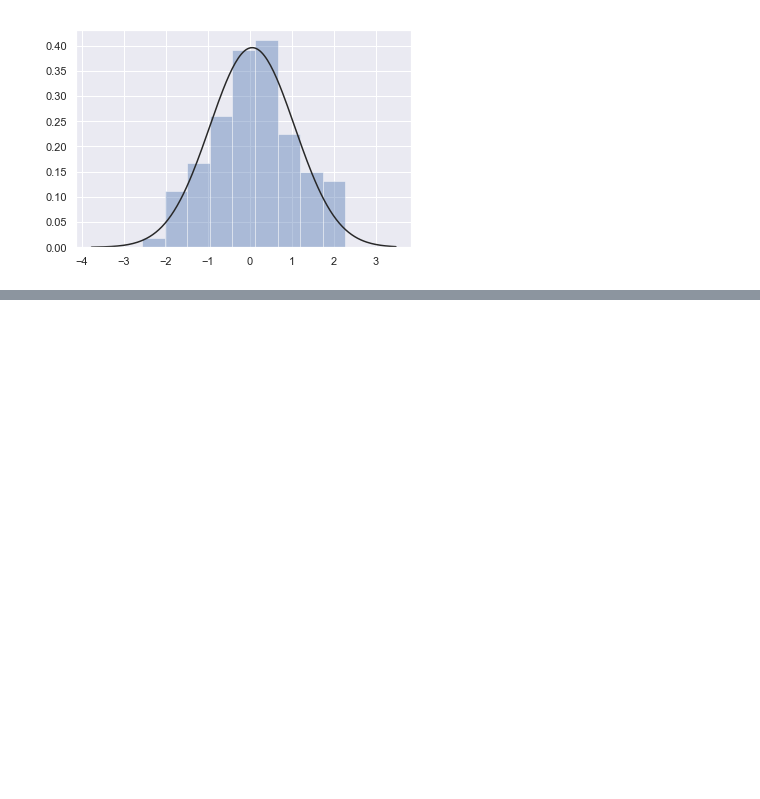
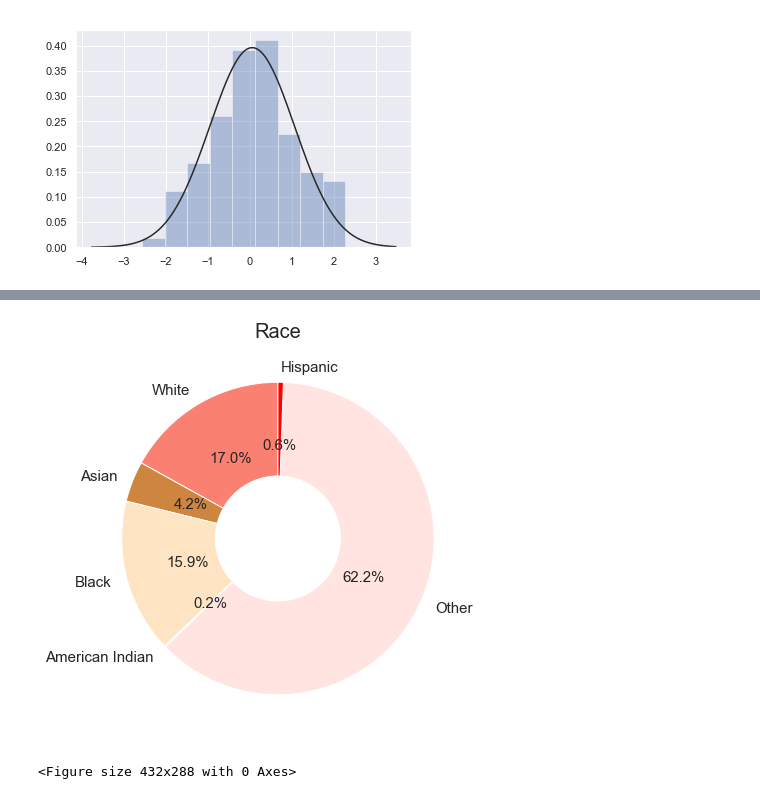
Before and after one commit to heathertrinh1017/Final-Project, a Jupyter notebook: ht.ipynb, the cells around one changed output, grey strips where cells are left out. Drawn from its saved outputs; the diff is of its cells as text; code cells hidden in the pictures; blank space fills up the shorter version.

```diff
--- a/ht.ipynb
+++ b/ht.ipynb
@@ -446,0 +488,32 @@ Length: 93, dtype: object
+# %%
+white = np.sum(thyroid_demographics['Race - Version 1'] == 1)
+black = np.sum(thyroid_demographics['Race - Version 1'] == 2)
+asian = np.sum(thyroid_demographics['Race - Version 1'] == 3)
+american_indian = np.sum(thyroid_demographics['Race - Version 1'] == 4)
+hispanic = np.sum(thyroid_demographics['Race - Version 1'] == 5)
+other = np.sum(thyroid_demographics['Race - Version 1'] == 6)
+
+#race
+#0 = missing, 1= white, 2= Black, 3= Asian, 4= American Indian, 5= hispanic, 6= other
+
+
+race = [white, asian, black, american_indian, other, hispanic]
+race_names=  ["White", "Asian", "Black", "American Indian", "Other", "Hispanic"]
+colors = ['salmon', 'peru', 'bisque', 'wheat', 'mistyrose', 'red']
+plt.figure(figsize=(7,15))
+plt.pie(race, labels=race_names, textprops={'fontsize':15}, colors=colors,
+        startangle=90, autopct='%.1f%%')
+plt.title("Race", fontsize=20)
+
+
+
+# add a circle at the center
+my_circle=plt.Circle( (0,0), 0.4, color='white')
+p=plt.gcf()
+p.gca().add_artist(my_circle)
+
+plt.show()
+# plt.savefig("race_donut.png")
+# %% [output]
+[figure, added]
+<Figure size 432x288 with 0 Axes>
```
Also changed, not shown: parts of 18 cells of this notebook, 2 other files.
